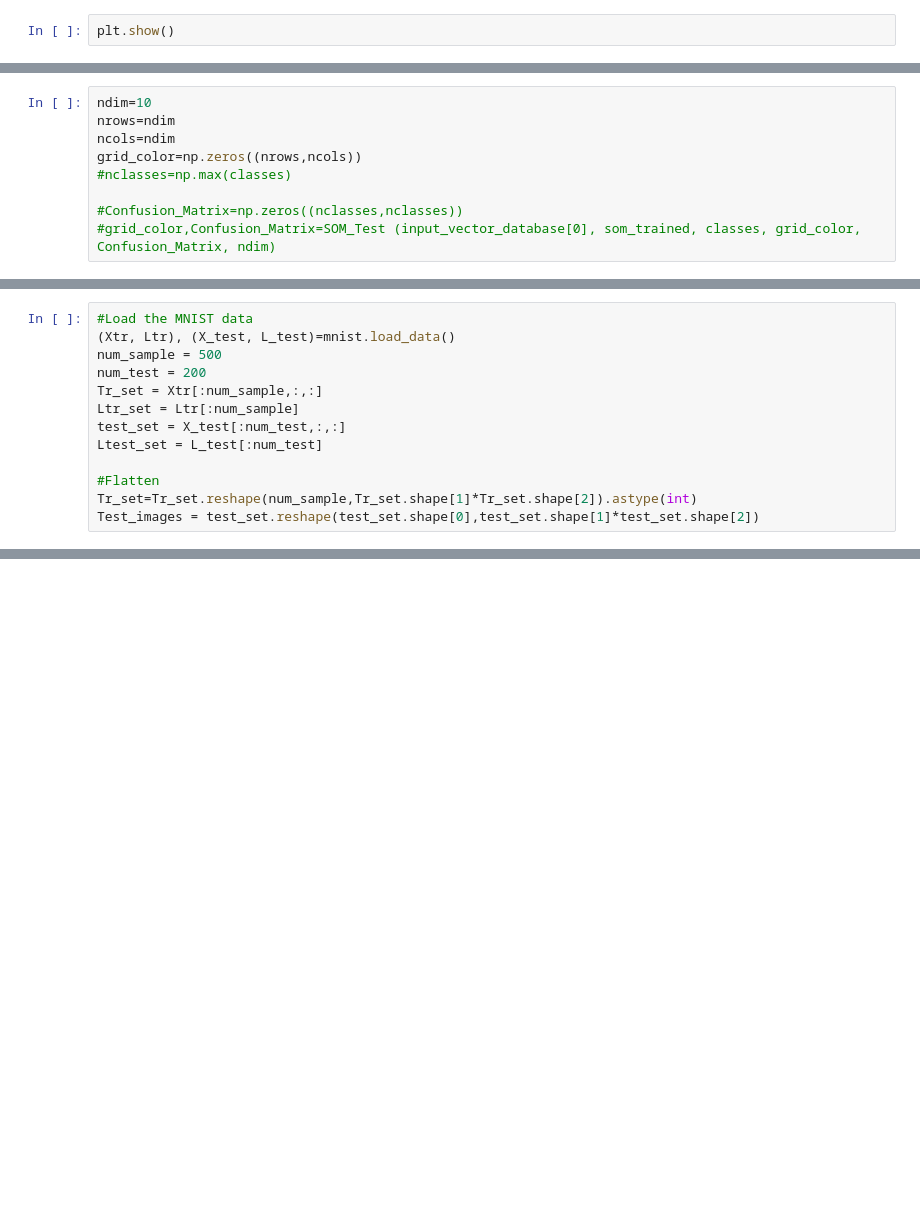
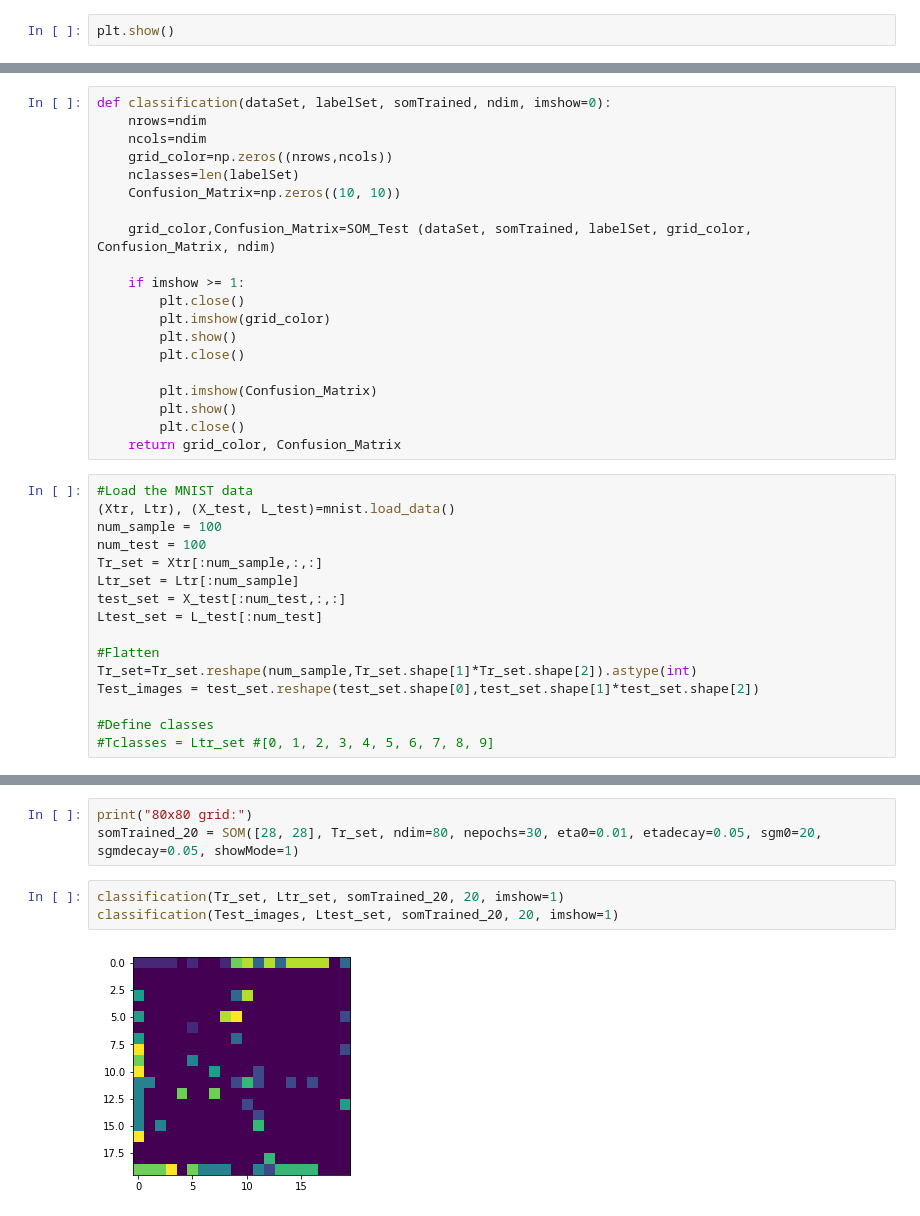
Before and after one commit to dejohansson/D7041E_Artificial_Intelligence, a Jupyter notebook: Jupyter_Notebooks/Labs/Lab2/Lab2.ipynb, the cells around one changed output, grey strips where cells are left out. Saved outputs shown, nothing was run; the diff lists cells and outputs as text; blank space fills up the shorter version.

```diff
--- a/Jupyter_Notebooks/Labs/Lab2/Lab2.ipynb
+++ b/Jupyter_Notebooks/Labs/Lab2/Lab2.ipynb
@@ -221,12 +200,3 @@ def SOM_Test (trainingData, som_, classes, grid_, ConfusionMatrix, ndim=60):
         ConfusionMatrix[class_of_sample-1, predicted-1]=ConfusionMatrix[class_of_sample-1, predicted-1]+1
 
     return grid_, ConfusionMatrix
-# %%
-ndim=10
-nrows=ndim
-ncols=ndim
-grid_color=np.zeros((nrows,ncols))
-#nclasses=np.max(classes)
-
-#Confusion_Matrix=np.zeros((nclasses,nclasses))
-#grid_color,Confusion_Matrix=SOM_Test (input_vector_database[0], som_trained, classes, grid_color, Confusion_Matrix, ndim)
@@ -239,8 +203,28 @@ grid_color=np.zeros((nrows,ncols))
+# %%
+def classification(dataSet, labelSet, somTrained, ndim, imshow=0):
+    nrows=ndim
+    ncols=ndim
+    grid_color=np.zeros((nrows,ncols))
+    nclasses=len(labelSet)
+    Confusion_Matrix=np.zeros((10, 10))
+
+    grid_color,Confusion_Matrix=SOM_Test (dataSet, somTrained, labelSet, grid_color, Confusion_Matrix, ndim)
+
+    if imshow >= 1:
+        plt.close()
+        plt.imshow(grid_color)
+        plt.show()
+        plt.close()
+
+        plt.imshow(Confusion_Matrix)
+        plt.show()
+        plt.close()
+    return grid_color, Confusion_Matrix
 # %%
 #Load the MNIST data
 (Xtr, Ltr), (X_test, L_test)=mnist.load_data()
-num_sample = 500
-num_test = 200
+num_sample = 100
+num_test = 100
 Tr_set = Xtr[:num_sample,:,:]
 Ltr_set = Ltr[:num_sample]
 test_set = X_test[:num_test,:,:]
@@ -249,4 +233,7 @@ Ltest_set = L_test[:num_test]
 #Flatten
 Tr_set=Tr_set.reshape(num_sample,Tr_set.shape[1]*Tr_set.shape[2]).astype(int)
 Test_images = test_set.reshape(test_set.shape[0],test_set.shape[1]*test_set.shape[2])
+
+#Define classes
+#Tclasses = Ltr_set #[0, 1, 2, 3, 4, 5, 6, 7, 8, 9]
 # %%
@@ -258,0 +250,8 @@ SOM features AFTER 50%:
+# %%
+print("80x80 grid:")
+somTrained_20 = SOM([28, 28], Tr_set, ndim=80, nepochs=30, eta0=0.01, etadecay=0.05, sgm0=20, sgmdecay=0.05, showMode=1)
+# %%
+classification(Tr_set, Ltr_set, somTrained_20, 20, imshow=1)
+classification(Test_images, Ltest_set, somTrained_20, 20, imshow=1)
+# %% [output]
+[figure, added]
```
Also changed, not shown: parts of 11 cells of this notebook.
